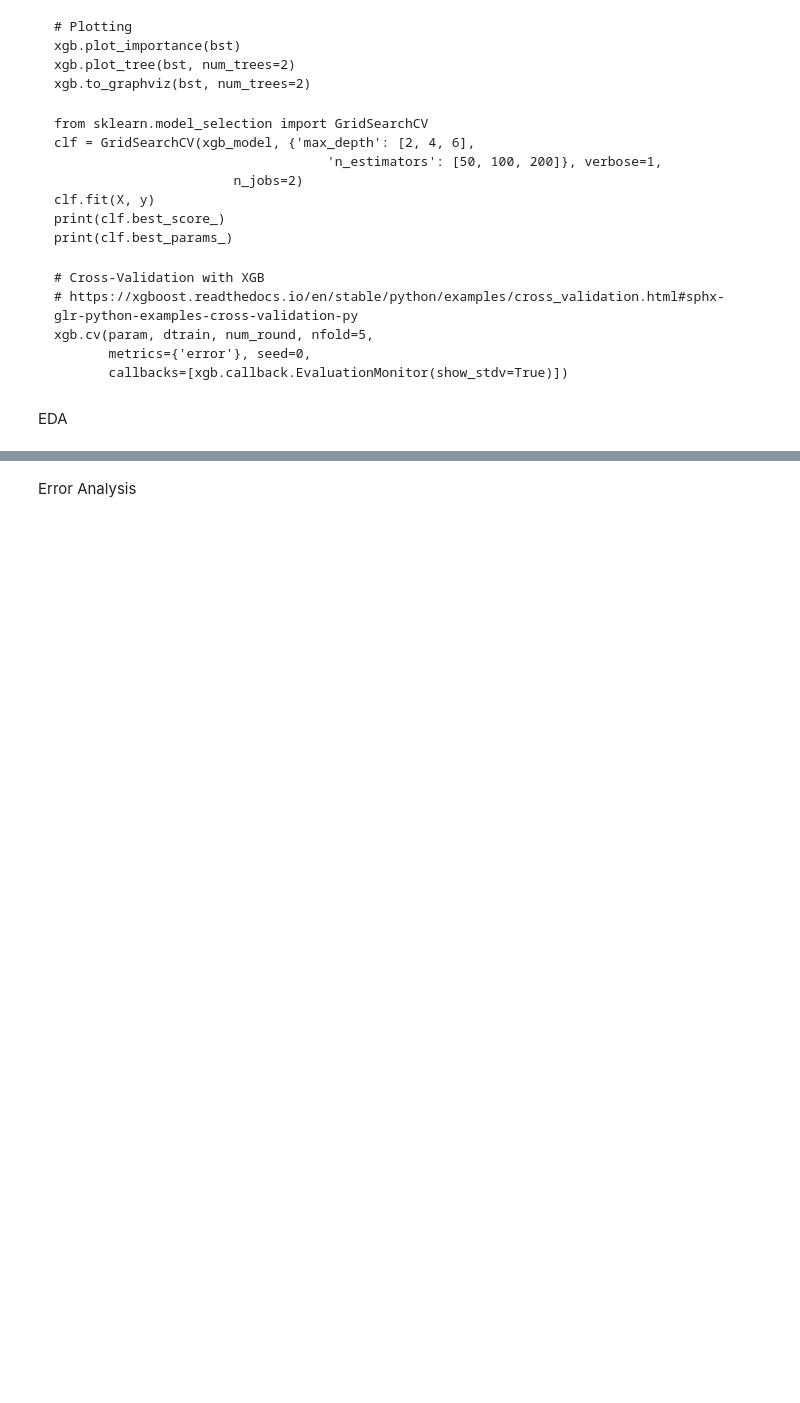
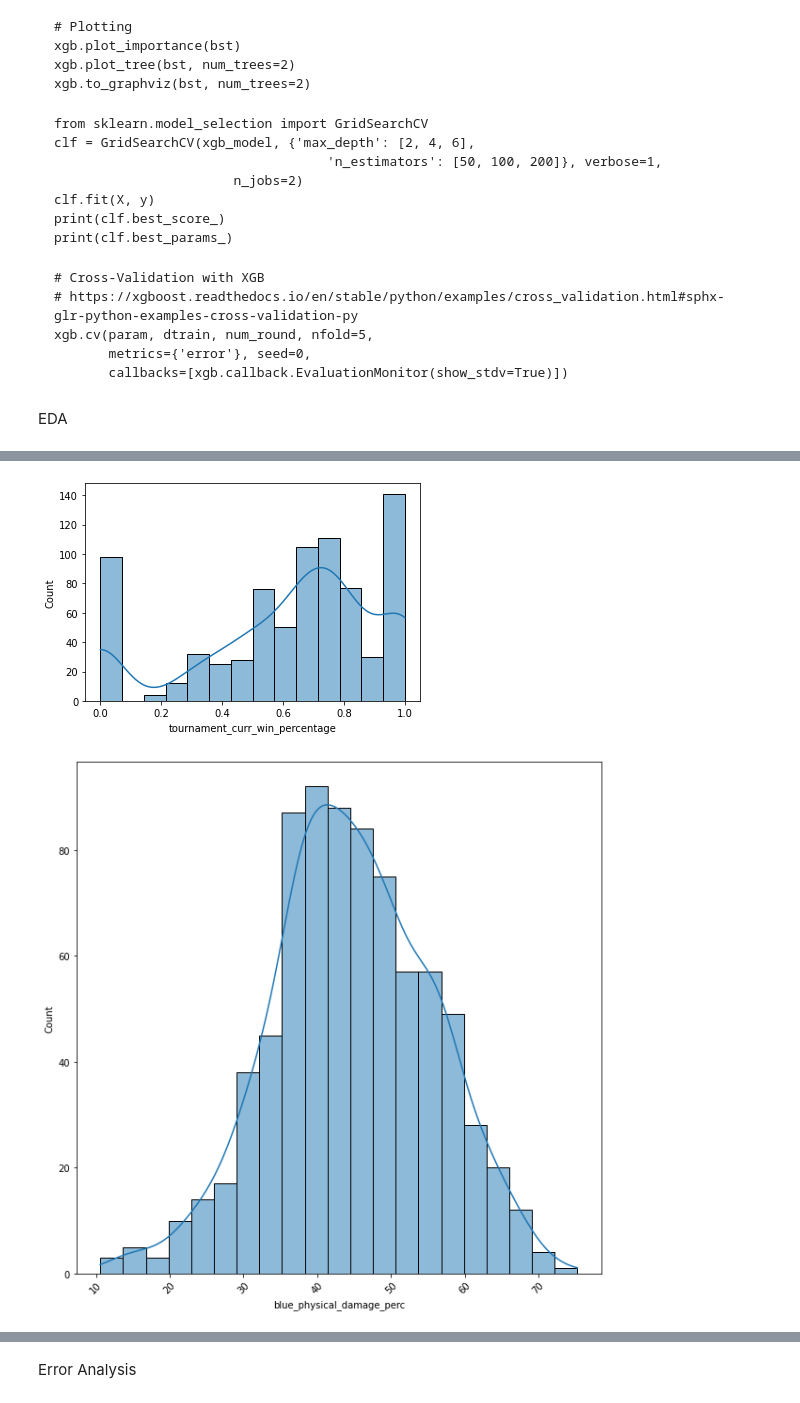
Before and after one commit to beaubadilla/faker-classifier, a Jupyter notebook: ensemble.ipynb, the cells around one changed output, grey strips where cells are left out. Cells and saved outputs as stored; diff of their text form; code cells hidden in the pictures; blank space fills up the shorter version.

```diff
--- a/ensemble.ipynb
+++ b/ensemble.ipynb
@@ -507,5 +1199,9 @@ numerical_cols
 # %%
 for col in numerical_cols:
     # seaborn.histplot(data=X_train, x=col)
     seaborn.histplot(data=X_train, x=col, kde=True)
+    plt.figure(figsize=(10,10))
     plt.xticks(rotation=45)
+# %% [output]
+[figure, added]
+[figure, added]
```
Also changed, not shown: parts of 65 cells of this notebook, 3 other files.
